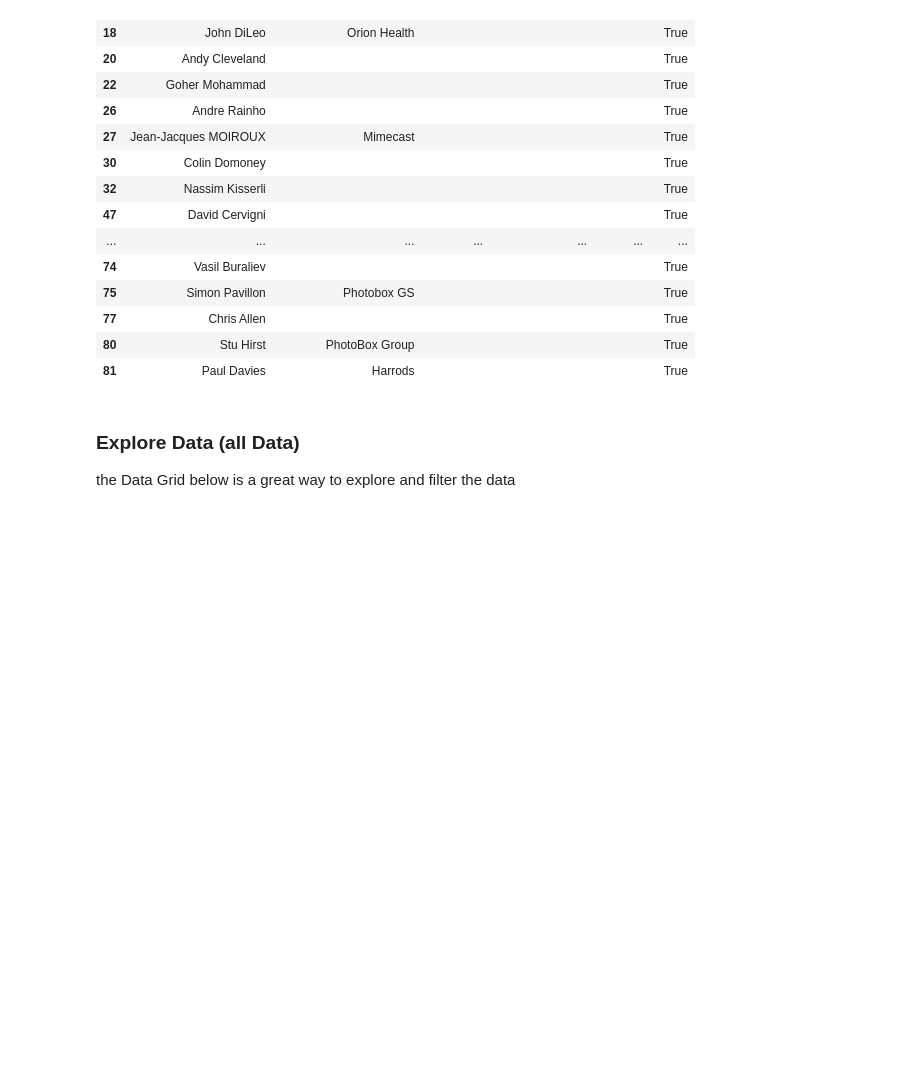
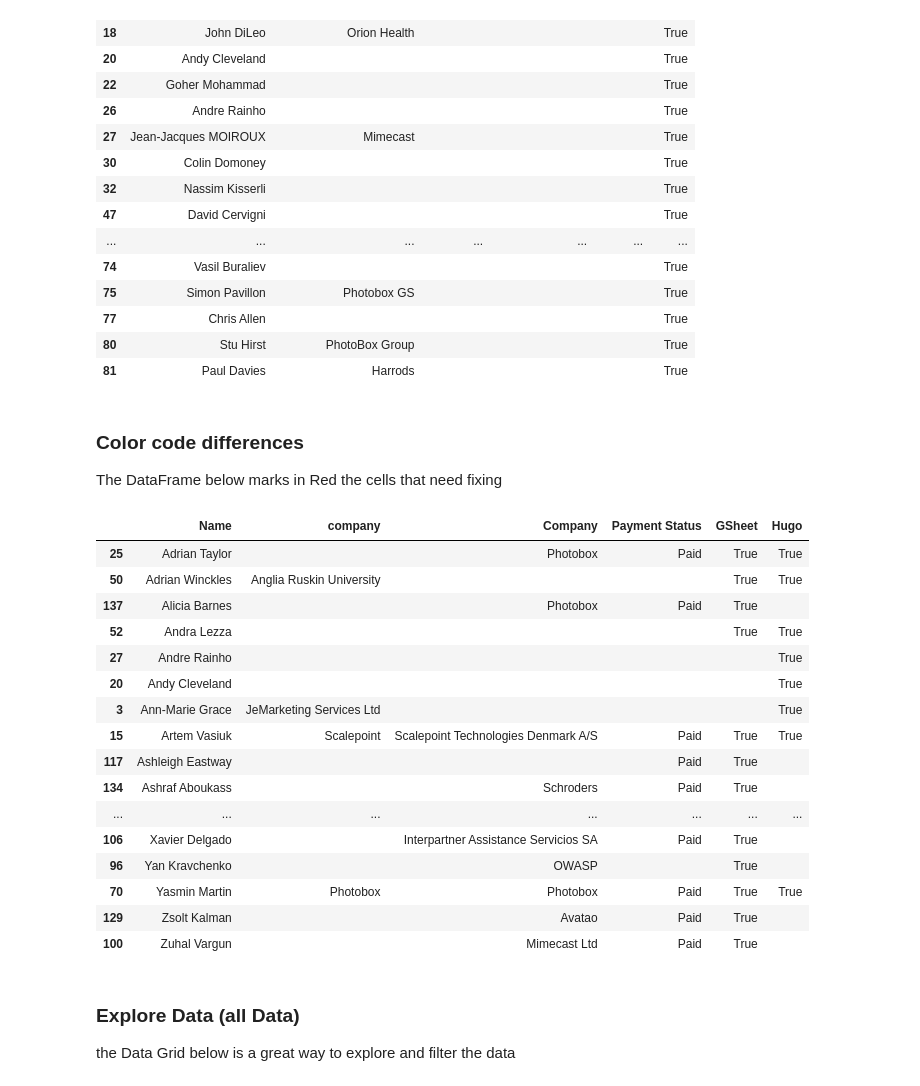
Before and after one commit to OpenSecuritySummit/oss2019, a Jupyter notebook: notebooks/views/diff-of-participants-between-gsheet-and-hugo.ipynb, the cells around one changed output. Drawn from its saved outputs; the diff is of its cells as text; code cells hidden in the pictures; blank space fills up the shorter version.

```diff
--- a/notebooks/views/diff-of-participants-between-gsheet-and-hugo.ipynb
+++ b/notebooks/views/diff-of-participants-between-gsheet-and-hugo.ipynb
@@ -56,6 +56,38 @@ df_both[df_both.apply(filter,axis=1)]
 | 77 | Chris Allen |  |  |  |  | True |
 | 80 | Stu Hirst | PhotoBox Group |  |  |  | True |
 | 81 | Paul Davies | Harrods |  |  |  | True |
+# %% [markdown]
+### Color code differences
+The DataFrame below marks in Red the cells that need fixing
+# %%
+df_both = hugo.df_merged_gsheet_and_hugo_data(True)
+def compare_values(row):
+    colors = ['background-color: '] * len(row)
+    if not row['GSheet']:
+        colors[4] = 'background-color: pink'
+    if not row['Hugo']:
+        colors[5] = 'background-color: pink'
+    return colors
+
+df_both.sort_values('Name').style.apply(compare_values, axis=1)._compute()
+# %% [output]
+|  | Name | company | Company | Payment Status | GSheet | Hugo |
+| 25 | Adrian Taylor |  | Photobox | Paid | True | True |
+| 50 | Adrian Winckles | Anglia Ruskin University |  |  | True | True |
+| 137 | Alicia Barnes |  | Photobox | Paid | True |  |
+| 52 | Andra Lezza |  |  |  | True | True |
+| 27 | Andre Rainho |  |  |  |  | True |
+| 20 | Andy Cleveland |  |  |  |  | True |
+| 3 | Ann-Marie Grace | JeMarketing Services Ltd |  |  |  | True |
+| 15 | Artem Vasiuk | Scalepoint | Scalepoint Technologies Denmark A/S | Paid | True | True |
+| 117 | Ashleigh Eastway |  |  | Paid | True |  |
+| 134 | Ashraf Aboukass |  | Schroders | Paid | True |  |
+| ... | ... | ... | ... | ... | ... | ... |
+| 106 | Xavier Delgado |  | Interpartner Assistance Servicios SA | Paid | True |  |
+| 96 | Yan Kravchenko |  | OWASP |  | True |  |
+| 70 | Yasmin Martin | Photobox | Photobox | Paid | True | True |
+| 129 | Zsolt Kalman |  | Avatao | Paid | True |  |
+| 100 | Zuhal Vargun |  | Mimecast Ltd | Paid | True |  |
 # %% [markdown]
 ### Explore Data (all Data)
 
```
Also changed, not shown: 1 other file.
